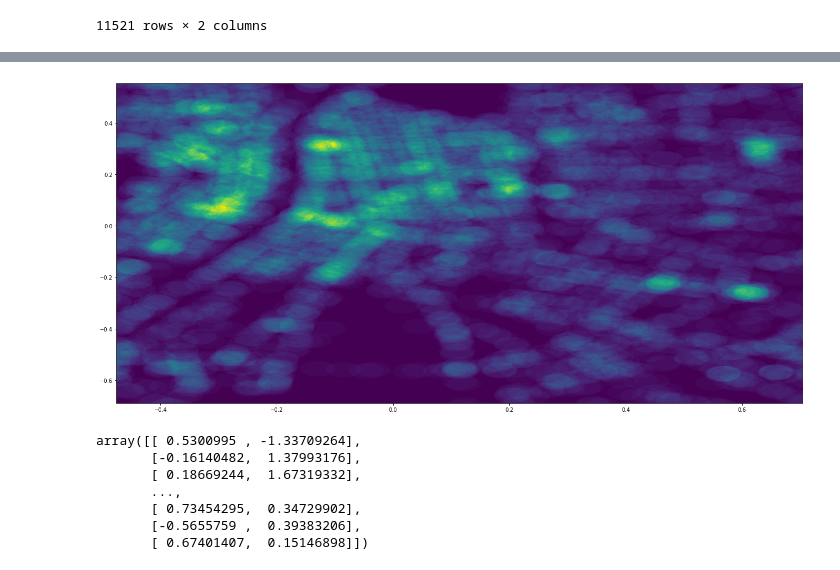
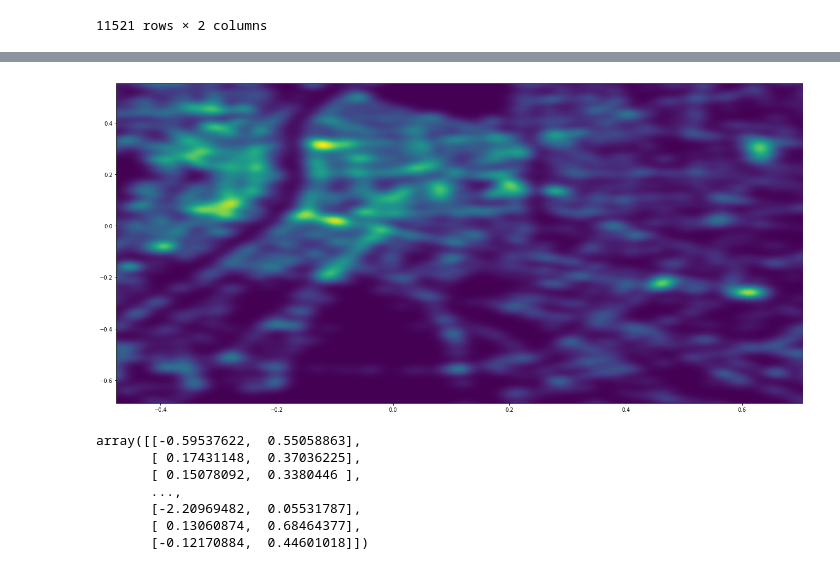
Before and after one commit to R0ma1nG/PLD-SMART, a Jupyter notebook: datamining/SilosVerreDataExploration.ipynb, the cells around one changed output, grey strips where cells are left out. Drawn from its saved outputs; the diff is of its cells as text; code cells hidden in the pictures.

Commit message:
Parrallelized kernel density estimator sampling and implemented bottle trash spot suggestion

```diff
--- a/datamining/SilosVerreDataExploration.ipynb
+++ b/datamining/SilosVerreDataExploration.ipynb
@@ -227,5 +228,9 @@ poubelles_coords_norm = pd.DataFrame(scaler.fit_transform(x), columns=df.columns
 silo_coords_norm = pd.DataFrame(scaler.transform(silo_coords.drop('isSilo', axis=1).values), columns=df.columns)
 # %%
 # Fit kernel densoty function to trash data points
-kde = KernelDensity(kernel='gaussian', bandwidth=0.03).fit(poubelles_coords_norm)
+kde = KernelDensity(kernel='gaussian', bandwidth=0.015).fit(poubelles_coords_norm)
+# %%
+def parrallel_score_samples(kde, samples, thread_count=int(0.875 * multiprocessing.cpu_count())):
+    with multiprocessing.Pool(thread_count) as p:
+        return np.exp(np.concatenate(p.map(kde.score_samples, np.array_split(samples, thread_count))))
 # %%
@@ -248,24 +255,24 @@ plt.show()
 # %%
-x_bins, y_bins = 1500j, 500j
+x_bins, y_bins = 1600j, 800j
 grid_x, grid_y = np.mgrid[poubelles_coords_norm.longitude.min()/6:poubelles_coords_norm.longitude.max()/6:x_bins,
                           poubelles_coords_norm.latitude.min()/6:poubelles_coords_norm.latitude.max()/6:y_bins]
 xy_sample = np.vstack([grid_x.ravel(), grid_y.ravel()]).T
-grid_z = np.reshape(np.exp(kde.score_samples(xy_sample)), grid_x.shape)
+grid_z = np.reshape(parrallel_score_samples(kde, xy_sample), grid_x.shape)
 
 plt.figure(figsize=(23, 11))
 plt.pcolormesh(grid_x, grid_y, grid_z)
 plt.show()
 # %% [output]
-[figure, old version]
+[figure, new version]
 # %%
 # We now sample from learn density function in order to find new places where we could put trashes (bottle bank)
-samples = kde.sample(n_samples=1000)
+samples = kde.sample(n_samples=4000)
 samples
 # %% [output]
-array([[ 0.5300995 , -1.33709264],
-       [-0.16140482,  1.37993176],
-       [ 0.18669244,  1.67319332],
+array([[-0.59537622,  0.55058863],
+       [ 0.17431148,  0.37036225],
+       [ 0.15078092,  0.3380446 ],
        ...,
-       [ 0.73454295,  0.34729902],
-       [-0.5655759 ,  0.39383206],
-       [ 0.67401407,  0.15146898]])
+       [-2.20969482,  0.05531787],
+       [ 0.13060874,  0.68464377],
+       [-0.12170884,  0.44601018]])
```
Also changed, not shown: parts of 9 cells of this notebook.
